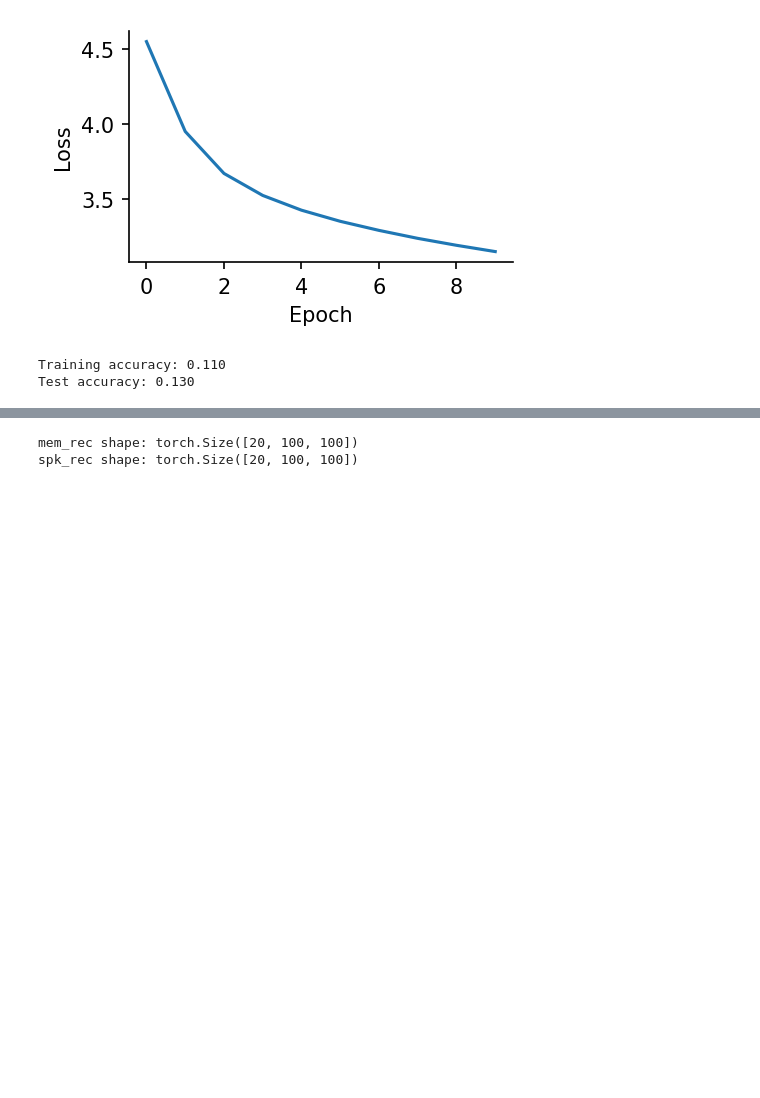
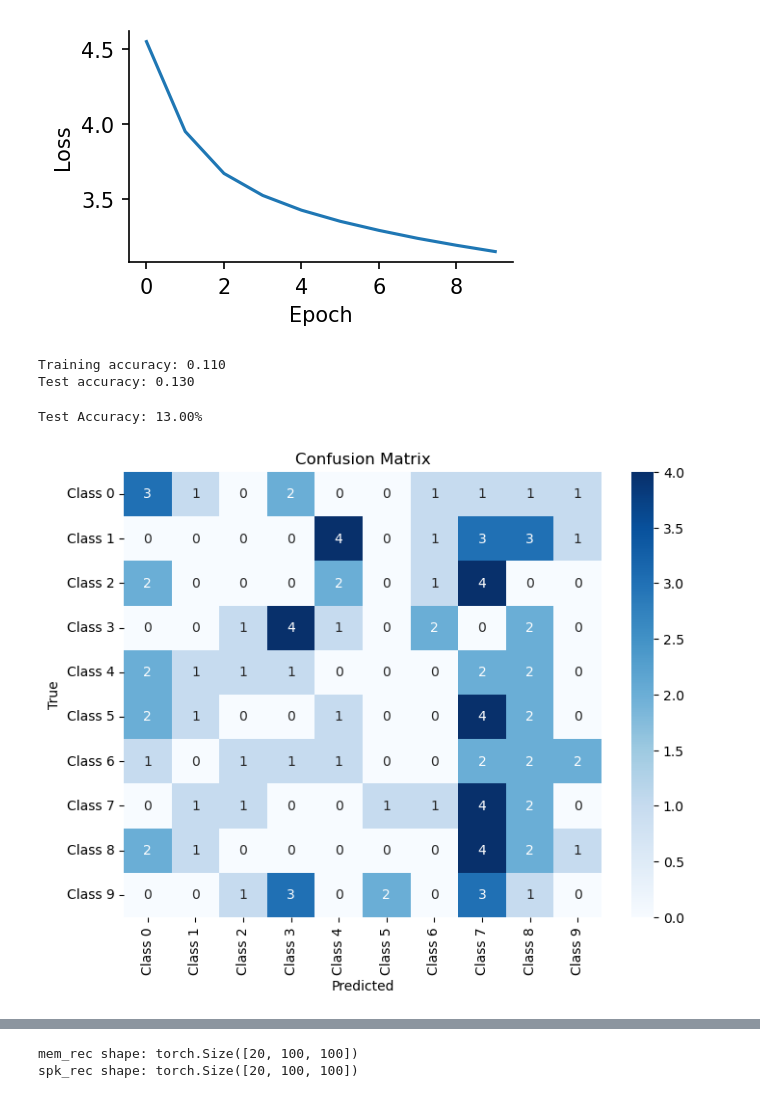
Before and after one commit to nalinir/spytorch, a Jupyter notebook: notebooks/SpyTorchTutorial2 _withNMNIST.ipynb, the cells around one changed output, grey strips where cells are left out. Cells and saved outputs as stored; diff of their text form; code cells hidden in the pictures; blank space fills up the shorter version.

Commit message:
Added confusion matrices

```diff
--- a/notebooks/SpyTorchTutorial2 _withNMNIST.ipynb
+++ b/notebooks/SpyTorchTutorial2 _withNMNIST.ipynb
@@ -425,3 +447,24 @@ print("Test accuracy: %.3f"%(compute_classification_accuracy(test_loader)))
 # %% [output]
 Training accuracy: 0.110
 Test accuracy: 0.130
+# %%
+def plot_confusion_matrix(conf_matrix, class_names):
+    """ Plots the confusion matrix. """
+    plt.figure(figsize=(8, 6))
+    sns.heatmap(conf_matrix, annot=True, fmt="d", cmap="Blues", xticklabels=class_names, yticklabels=class_names)
+    plt.xlabel("Predicted")
+    plt.ylabel("True")
+    plt.title("Confusion Matrix")
+    plt.show()
+# %%
+train_accuracy, train_conf_matrix = compute_classification_accuracy(test_loader)
+
+# Print results
+print(f"Test Accuracy: {train_accuracy * 100:.2f}%")
+class_names = [f"Class {i}" for i in range(nb_outputs)]
+
+# Plot the confusion matrix
+plot_confusion_matrix(train_conf_matrix, class_names)
+# %% [output]
+Test Accuracy: 13.00%
+[figure, added]
```
Also changed, not shown: parts of 2 cells of this notebook.
